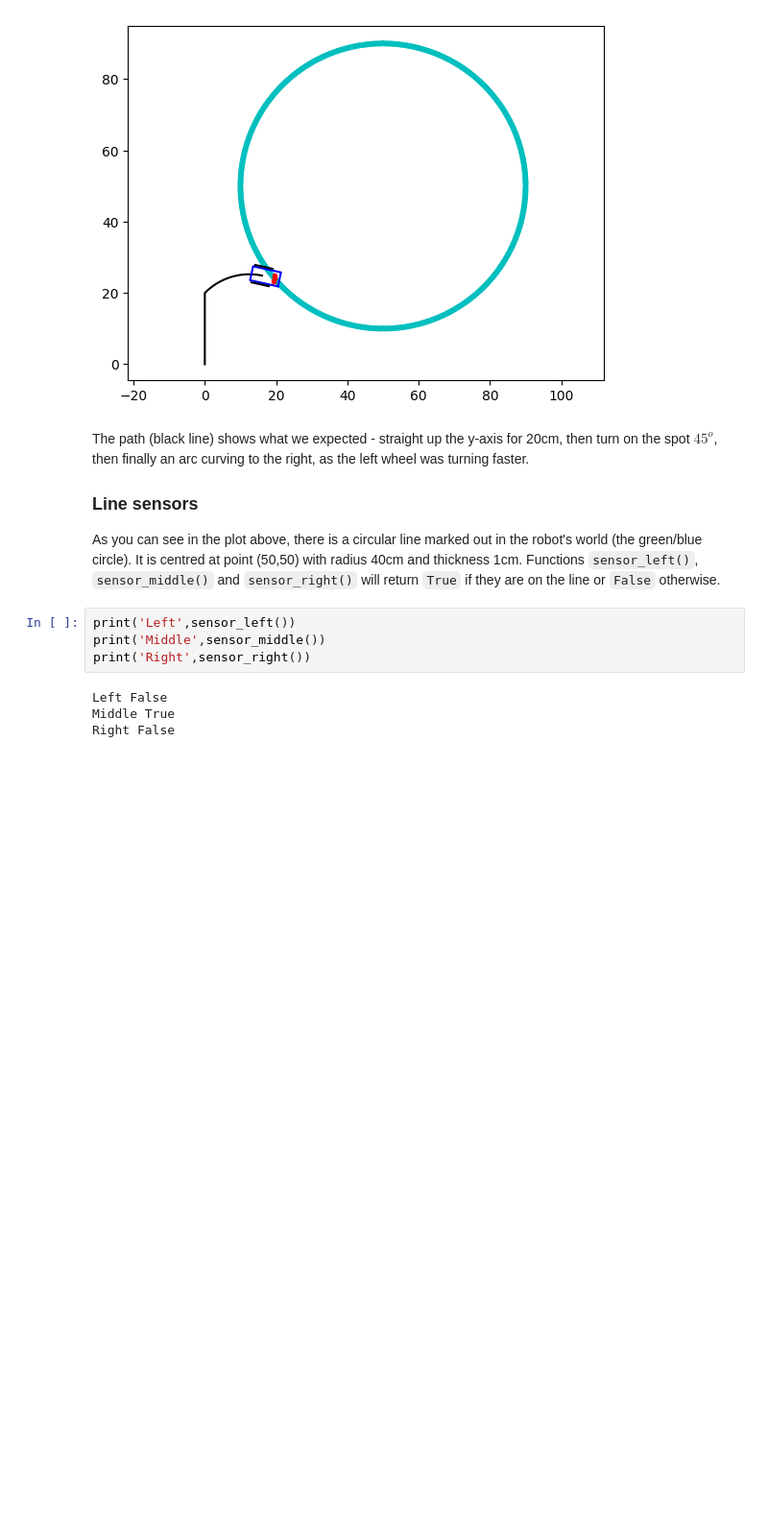
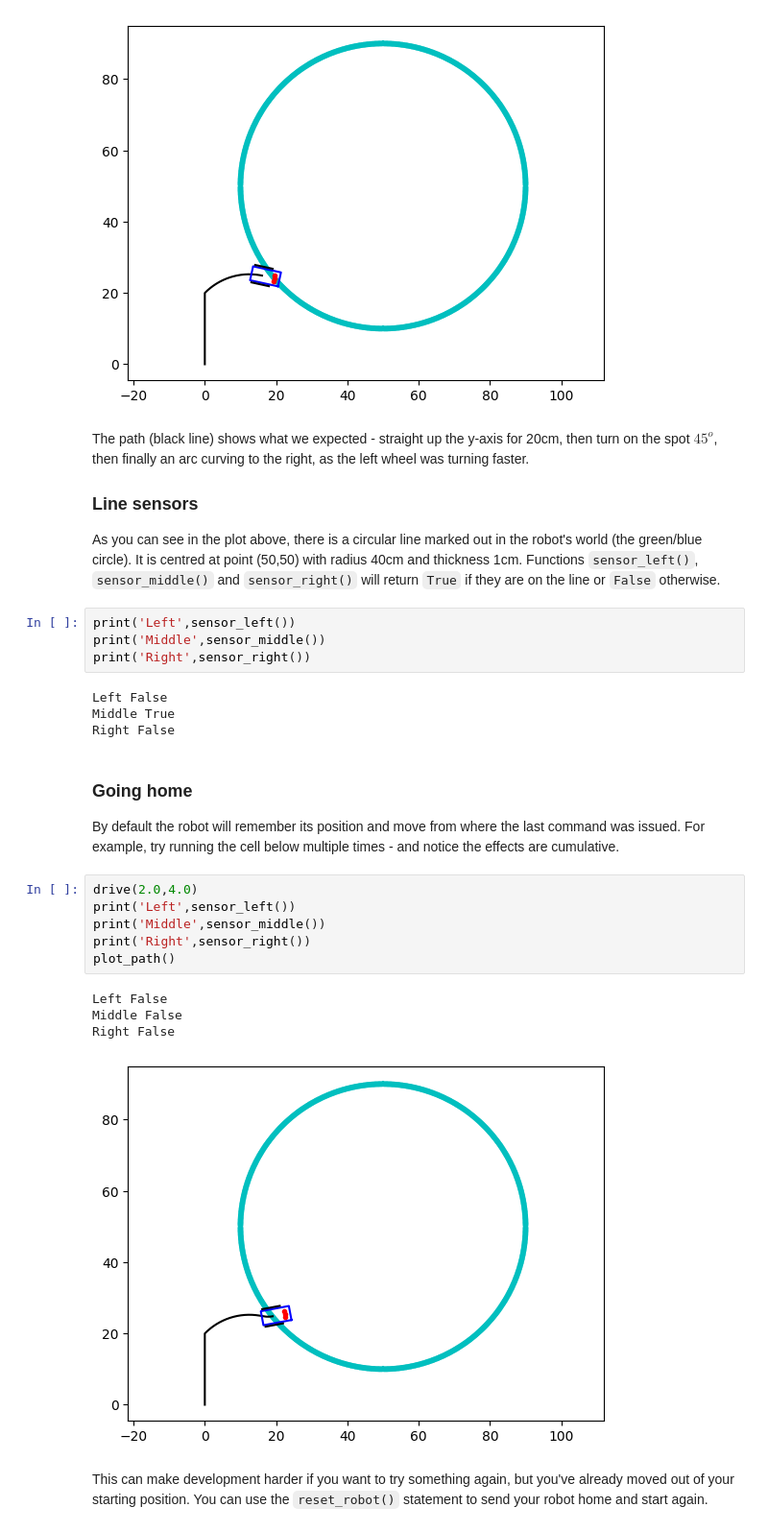
Before and after one commit to engmaths/SEMT10002_2024, a Jupyter notebook: consolidation_exercises/Week_05_robot/week_05_consolidation_robots.ipynb, the cells around one changed output. Shown at 96% size. Drawn from its saved outputs; the diff is of its cells as text; blank space fills up the shorter version.

```diff
--- a/consolidation_exercises/Week_05_robot/week_05_consolidation_robots.ipynb
+++ b/consolidation_exercises/Week_05_robot/week_05_consolidation_robots.ipynb
@@ -116,5 +117,22 @@ print('Right',sensor_right())
 Left False
 Middle True
 Right False
+# %% [markdown]
+### Going home
+
+By default the robot will remember its position and move from where the last command was issued.  For example, try running the cell below multiple times - and notice the effects are cumulative.
+# %%
+drive(2.0,4.0)
+print('Left',sensor_left())
+print('Middle',sensor_middle())
+print('Right',sensor_right())
+plot_path()
+# %% [output]
+Left False
+Middle False
+Right False
+[figure, added]
+# %% [markdown]
+This can make development harder if you want to try something again, but you've already moved out of your starting position.  You can use the `reset_robot()` statement to send your robot home and start again.
 # %%
 reset_robot()
```
Also changed, not shown: parts of 15 cells of this notebook, 1 other file.
